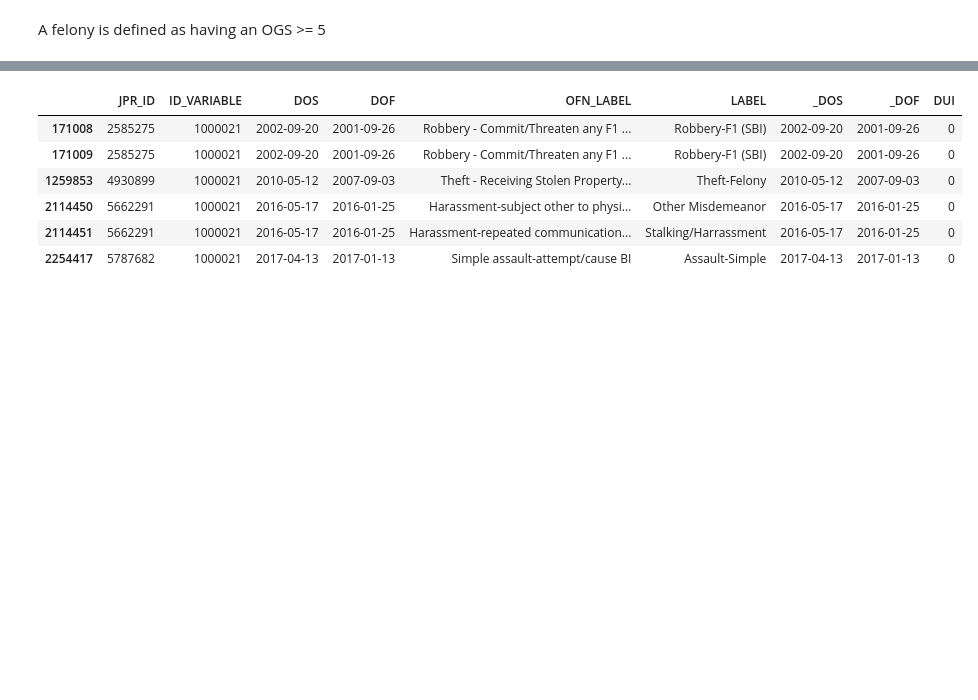
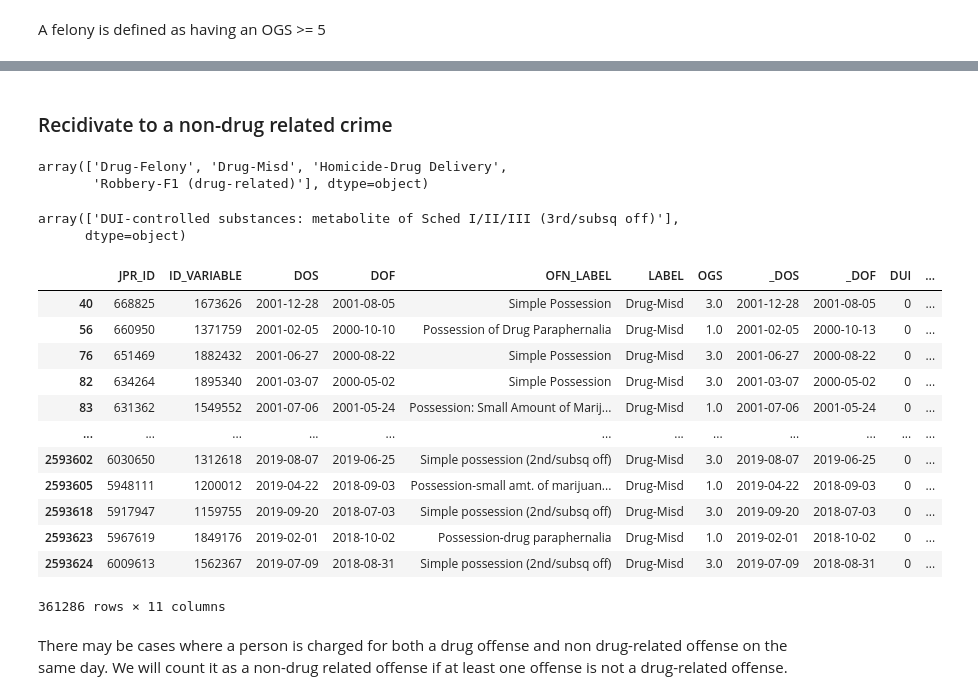
Before and after one commit to aud-z/PA_sentencing, a Jupyter notebook: initial_analyses.ipynb, the cells around one changed output, grey strips where cells are left out. Saved outputs shown, nothing was run; the diff lists cells and outputs as text; code cells hidden in the pictures; blank space fills up the shorter version.

```diff
--- a/initial_analyses.ipynb
+++ b/initial_analyses.ipynb
@@ -146,2 +214,2 @@ array(['DUI 97-M2', 'DUI 97-M1', 'Homicide-By Veh (No DUI)',
 # %%
-dui_codes =[i for i in offense_df[offense_df['LABEL'].str.contains('DUI')]['LABEL'].unique() if 'No DUI' not in i]
+dui_codes += list(offense_df[offense_df['LABEL'].str.contains('BUI')]['LABEL'].unique())
@@ -147,0 +237,2 @@ dui_codes =[i for i in offense_df[offense_df['LABEL'].str.contains('DUI')]['LABE
+# %%
+dui_codes = [i for i in dui_codes if 'Homicide' not in i and 'No DUI' not in i and 'Assault' not in i]
@@ -247,10 +441,34 @@ recidivism_df[recidivism_df['ID_VARIABLE']==1000021][]
+# %% [markdown]
+### Recidivate to a non-drug related crime
+# %%
+offense_df[offense_df['LABEL'].str.lower().str.contains('drug')]['LABEL'].unique()
+# %% [output]
+array(['Drug-Felony', 'Drug-Misd', 'Homicide-Drug Delivery',
+       'Robbery-F1 (drug-related)'], dtype=object)
+# %%
+offense_df[offense_df['LABEL'].str.lower().str.contains('substance')]['LABEL'].unique()
+# %% [output]
+array(['DUI-controlled substances: metabolite of Sched I/II/III (3rd/subsq off)'],
+      dtype=object)
+# %%
+drug_offenses = ['drug-misd']
+# %%
+offense_df['NON_DRUG_OFN'] = offense_df['LABEL'].apply(lambda x: 1 if x.lower() not in drug_offenses else 0)
 # %%
-offense_df[offense_df['ID_VARIABLE']==1000021]
+offense_df[offense_df['NON_DRUG_OFN']==0]
 # %% [output]
-|  | JPR_ID | ID_VARIABLE | DOS | DOF | OFN_LABEL | LABEL | _DOS | _DOF | DUI |
-| 171008 | 2585275 | 1000021 | 2002-09-20 | 2001-09-26 | Robbery - Commit/Threaten any F1 ... | Robbery-F1 (SBI) | 2002-09-20 | 2001-09-26 | 0 |
-| 171009 | 2585275 | 1000021 | 2002-09-20 | 2001-09-26 | Robbery - Commit/Threaten any F1 ... | Robbery-F1 (SBI) | 2002-09-20 | 2001-09-26 | 0 |
-| 1259853 | 4930899 | 1000021 | 2010-05-12 | 2007-09-03 | Theft - Receiving Stolen Property... | Theft-Felony | 2010-05-12 | 2007-09-03 | 0 |
-| 2114450 | 5662291 | 1000021 | 2016-05-17 | 2016-01-25 | Harassment-subject other to physi... | Other Misdemeanor | 2016-05-17 | 2016-01-25 | 0 |
-| 2114451 | 5662291 | 1000021 | 2016-05-17 | 2016-01-25 | Harassment-repeated communication... | Stalking/Harrassment | 2016-05-17 | 2016-01-25 | 0 |
-| 2254417 | 5787682 | 1000021 | 2017-04-13 | 2017-01-13 | Simple assault-attempt/cause BI | Assault-Simple | 2017-04-13 | 2017-01-13 | 0 |
+|  | JPR_ID | ID_VARIABLE | DOS | DOF | OFN_LABEL | LABEL | OGS | _DOS | _DOF | DUI | ... |
+| 40 | 668825 | 1673626 | 2001-12-28 | 2001-08-05 | Simple Possession | Drug-Misd | 3.0 | 2001-12-28 | 2001-08-05 | 0 | ... |
+| 56 | 660950 | 1371759 | 2001-02-05 | 2000-10-10 | Possession of Drug Paraphernalia | Drug-Misd | 1.0 | 2001-02-05 | 2000-10-13 | 0 | ... |
+| 76 | 651469 | 1882432 | 2001-06-27 | 2000-08-22 | Simple Possession | Drug-Misd | 3.0 | 2001-06-27 | 2000-08-22 | 0 | ... |
+| 82 | 634264 | 1895340 | 2001-03-07 | 2000-05-02 | Simple Possession | Drug-Misd | 3.0 | 2001-03-07 | 2000-05-02 | 0 | ... |
+| 83 | 631362 | 1549552 | 2001-07-06 | 2001-05-24 | Possession: Small Amount of Marij... | Drug-Misd | 1.0 | 2001-07-06 | 2001-05-24 | 0 | ... |
+| ... | ... | ... | ... | ... | ... | ... | ... | ... | ... | ... | ... |
+| 2593602 | 6030650 | 1312618 | 2019-08-07 | 2019-06-25 | Simple possession (2nd/subsq off) | Drug-Misd | 3.0 | 2019-08-07 | 2019-06-25 | 0 | ... |
+| 2593605 | 5948111 | 1200012 | 2019-04-22 | 2018-09-03 | Possession-small amt. of marijuan... | Drug-Misd | 1.0 | 2019-04-22 | 2018-09-03 | 0 | ... |
+| 2593618 | 5917947 | 1159755 | 2019-09-20 | 2018-07-03 | Simple possession (2nd/subsq off) | Drug-Misd | 3.0 | 2019-09-20 | 2018-07-03 | 0 | ... |
+| 2593623 | 5967619 | 1849176 | 2019-02-01 | 2018-10-02 | Possession-drug paraphernalia | Drug-Misd | 1.0 | 2019-02-01 | 2018-10-02 | 0 | ... |
+| 2593624 | 6009613 | 1562367 | 2019-07-09 | 2018-08-31 | Simple possession (2nd/subsq off) | Drug-Misd | 3.0 | 2019-07-09 | 2018-08-31 | 0 | ... |
+361286 rows × 11 columns
+# %% [markdown]
+There may be cases where a person is charged for both a drug offense and non drug-related offense on the same day. We will count it as a non-drug related offense if at least one offense is not a drug-related offense.
```
Also changed, not shown: parts of 76 cells of this notebook.
